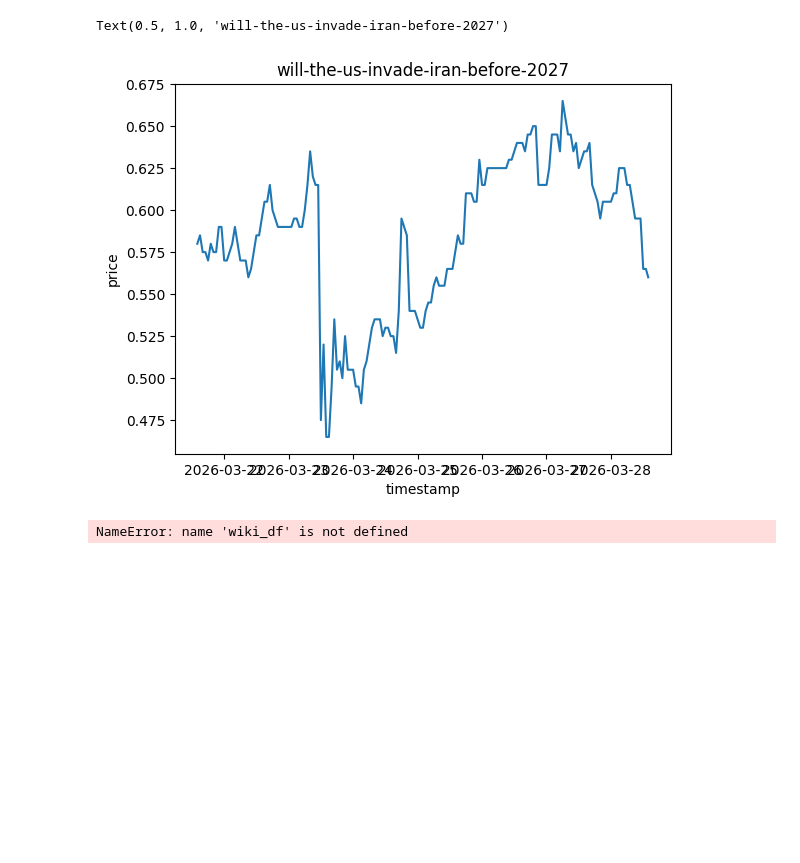
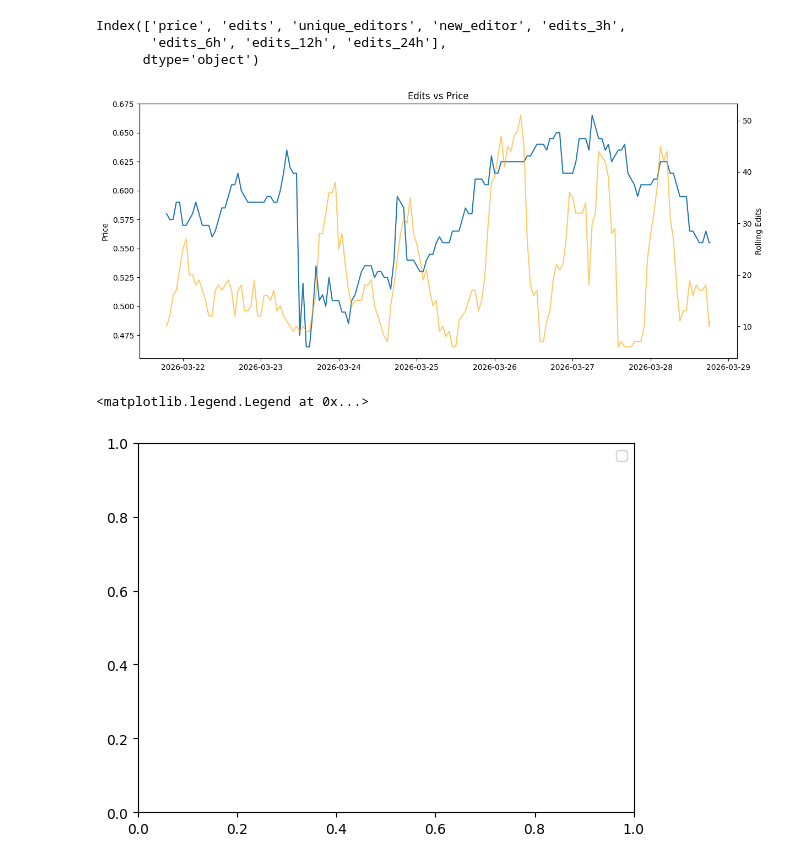
Before and after one commit to tallywiesenberg/thinking-bee, a Jupyter notebook: notebooks/main.ipynb, the cells around one changed output. Cells and saved outputs as stored; diff of their text form; code cells hidden in the pictures; blank space fills up the shorter version.

Commit message:
data formatting and rolling average

```diff
--- a/notebooks/main.ipynb
+++ b/notebooks/main.ipynb
@@ -236,16 +263,17 @@ def get_price_series_from_slug(
 # Example usage:
 slug = "will-the-us-invade-iran-before-2027"
 
-df, meta = get_price_series_from_slug(
+prices, meta = get_price_series_from_slug(
     slug=slug,
     days=7,
     interval="1h",
     fidelity=60,
 )
 
+prices.sort_values("timestamp")
 print(meta)
-print(df.head())
-print(f"Rows returned: {len(df)}")
+print(prices.head())
+print(f"Rows returned: {len(prices)}")
 # %% [output]
 {'event_title': 'Will the U.S. invade Iran before 2027?', 'event_slug': 'will-the-us-invade-iran-before-2027', 'market_question': 'Will the U.S. invade Iran before 2027?', 'yes_token_id': '55115078421 ...
                   timestamp  price
@@ -257,14 +285,33 @@ print(f"Rows returned: {len(df)}")
 Rows returned: 169
-# %%
-import seaborn as sns
-import matplotlib.pyplot as plt
-sns.lineplot(x=df['timestamp'], y=df['price'])
-plt.title(slug)
-# %% [output]
-Text(0.5, 1.0, 'will-the-us-invade-iran-before-2027')
-[figure, old version]
 # %%
-wiki_df = wiki_df.sort_values("timestamp")
-price_df = price_df.sort_values("timestamp")
+df = pd.merge_asof(prices, features, on="timestamp", direction="backward")
+df["timestamp"] = pd.to_datetime(df["timestamp"])
+df = df.sort_values("timestamp").set_index("timestamp")
+windows = ["3h", "6h", "12h", "24h"]
+
+for w in windows:
+    df[f"edits_{w}"] = df["edits"].rolling(w).sum()
-# %% [output]
-NameError: name 'wiki_df' is not defined
+# %%
+import matplotlib.pyplot as plt
+
+
+fig, ax1 = plt.subplots(figsize=(14,6))
+
+ax1.plot(df.index, df["price"], label="Price")
+ax1.set_ylabel("Price")
+
+ax2 = ax1.twinx()
+print(df.columns)
+ax2.plot(df.index, df["edits_6h"], color="orange", alpha=0.6)
+ax2.set_ylabel("Rolling Edits")
+
+plt.title("Edits vs Price")
+plt.show()
+plt.legend()
+# %% [output]
+Index(['price', 'edits', 'unique_editors', 'new_editor', 'edits_3h',
+       'edits_6h', 'edits_12h', 'edits_24h'],
+      dtype='object')
+[figure, new version]
+<matplotlib.legend.Legend at 0x...>
+[figure, added]
```
Also changed, not shown: parts of 4 cells of this notebook.
